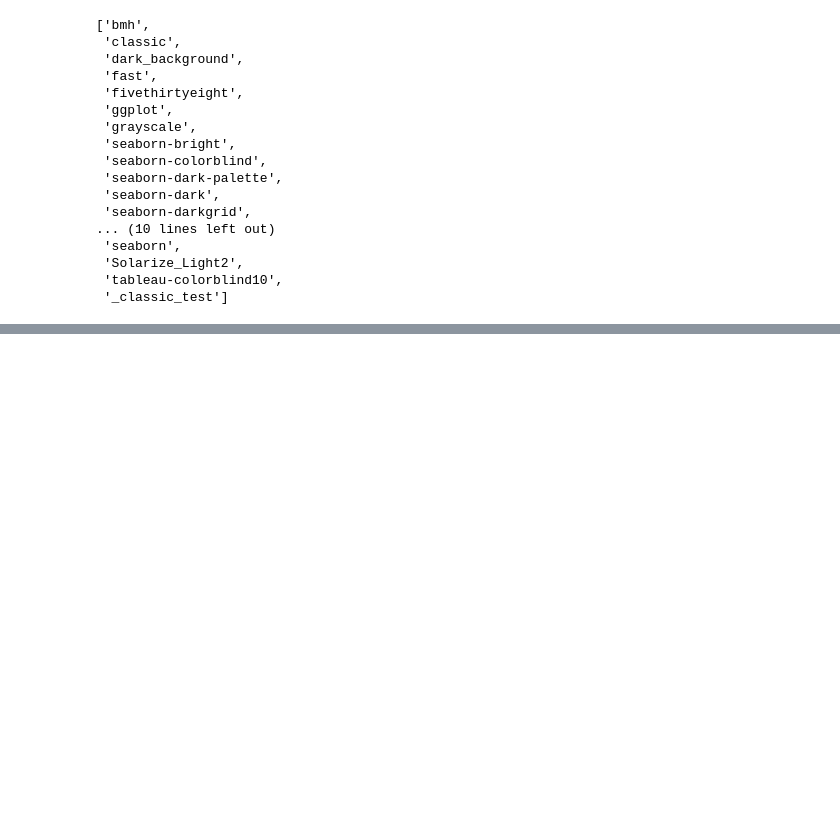
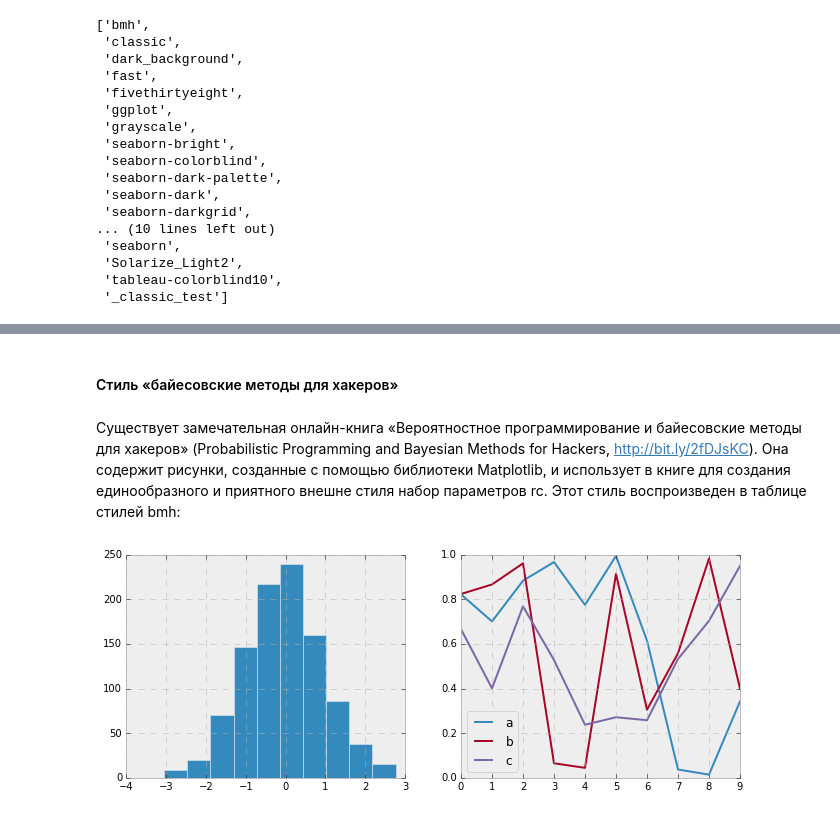
Before and after one commit to rusantsovsv/matplotlib_tr, a Jupyter notebook: 12.Matplotlib_rc_stylesheets.ipynb, the cells around one changed output, grey strips where cells are left out. Cells and saved outputs as stored; diff of their text form; code cells hidden in the pictures; blank space fills up the shorter version.

```diff
--- a/12.Matplotlib_rc_stylesheets.ipynb
+++ b/12.Matplotlib_rc_stylesheets.ipynb
@@ -112,0 +172,9 @@ plt.style.available
+# %% [markdown]
+#### Стиль «байесовские методы для хакеров»
+# %% [markdown]
+Существует замечательная онлайн-книга «Вероятностное программирование и байесовские методы для хакеров» (Probabilistic Programming and Bayesian Methods for Hackers, http://bit.ly/2fDJsKC). Она содержит рисунки, созданные с помощью библиотеки Matplotlib, и использует в книге для создания единообразного и приятного внешне стиля набор параметров rc. Этот стиль воспроизведен в таблице стилей bmh:
+# %%
+with plt.style.context('bmh'):
+    hist_and_lines()
+# %% [output]
+[figure, added]
```
Also changed, not shown: parts of 31 cells of this notebook, 2 other files.
